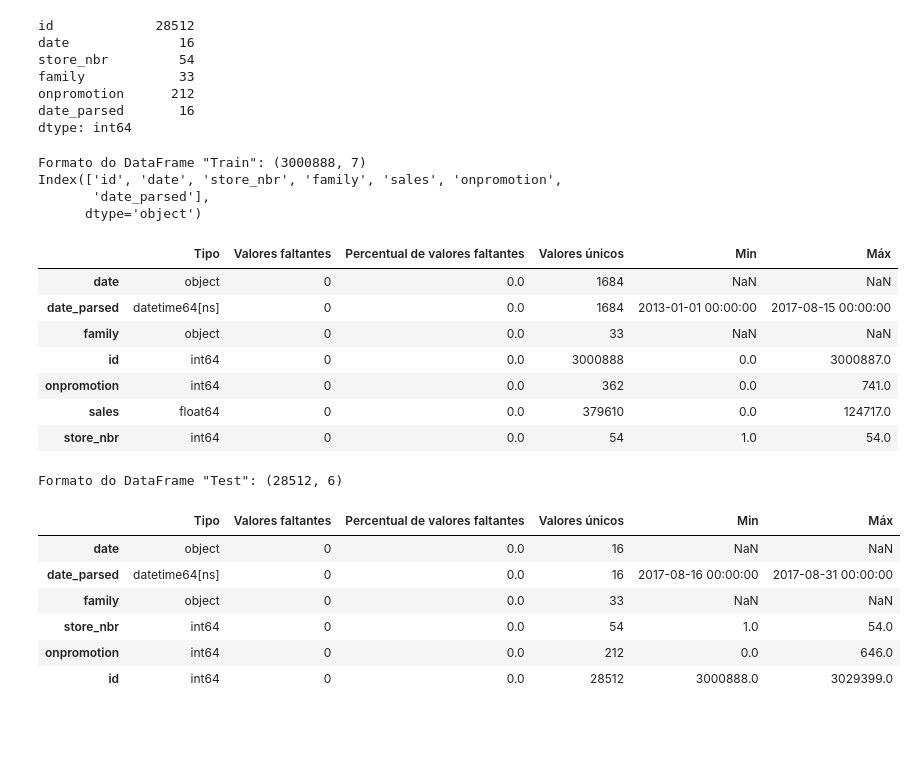
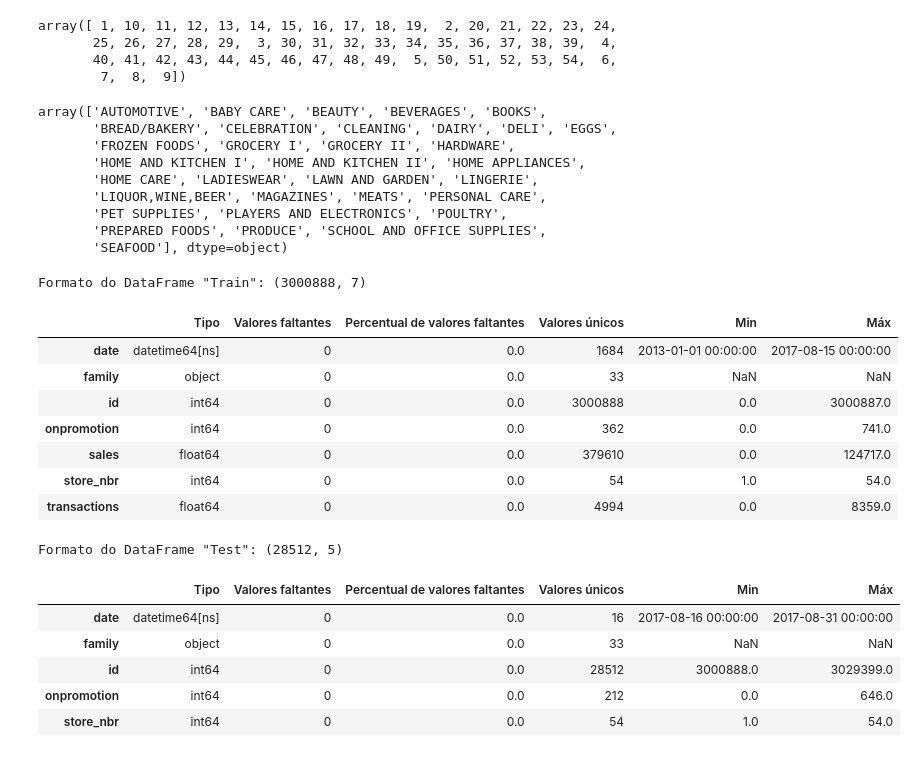
Before and after one commit to Ribeiro-Victor/coc602-data-mining, a Jupyter notebook: task_02/store_sales.ipynb, the cells around one changed output. Saved outputs shown, nothing was run; the diff lists cells and outputs as text; code cells hidden in the pictures; blank space fills up the shorter version.

```diff
--- a/task_02/store_sales.ipynb
+++ b/task_02/store_sales.ipynb
@@ -4,5 +58,5 @@ import numpy as np
 # %%
-train_dataset = pd.read_csv('data/train.csv')
-train_dataset['date_parsed'] = pd.to_datetime(train_dataset['date'])
-train_dataset.head()
+submission_test_dataset = pd.read_csv('data/test.csv')
+submission_test_dataset['date'] = pd.to_datetime(submission_test_dataset['date'])
+submission_test_dataset.head()
 # %% [output]
@@ -70,13 +69,22 @@ memory usage: 1.3+ MB
-# %%
-test_dataset.nunique()
-# %% [output]
-id             28512
-date              16
-store_nbr         54
-family            33
-onpromotion      212
-date_parsed       16
-dtype: int64
+# %%
+train_dataset['store_nbr'].unique()
+# %% [output]
+array([ 1, 10, 11, 12, 13, 14, 15, 16, 17, 18, 19,  2, 20, 21, 22, 23, 24,
+       25, 26, 27, 28, 29,  3, 30, 31, 32, 33, 34, 35, 36, 37, 38, 39,  4,
+       40, 41, 42, 43, 44, 45, 46, 47, 48, 49,  5, 50, 51, 52, 53, 54,  6,
+        7,  8,  9])
+# %%
+train_dataset['family'].unique()
+# %% [output]
+array(['AUTOMOTIVE', 'BABY CARE', 'BEAUTY', 'BEVERAGES', 'BOOKS',
+       'BREAD/BAKERY', 'CELEBRATION', 'CLEANING', 'DAIRY', 'DELI', 'EGGS',
+       'FROZEN FOODS', 'GROCERY I', 'GROCERY II', 'HARDWARE',
+       'HOME AND KITCHEN I', 'HOME AND KITCHEN II', 'HOME APPLIANCES',
+       'HOME CARE', 'LADIESWEAR', 'LAWN AND GARDEN', 'LINGERIE',
+       'LIQUOR,WINE,BEER', 'MAGAZINES', 'MEATS', 'PERSONAL CARE',
+       'PET SUPPLIES', 'PLAYERS AND ELECTRONICS', 'POULTRY',
+       'PREPARED FOODS', 'PRODUCE', 'SCHOOL AND OFFICE SUPPLIES',
+       'SEAFOOD'], dtype=object)
 # %%
 def resumir_df(df: pd.DataFrame, name:str):
     print(f'Formato do DataFrame "{name}": {df.shape}')
@@ -89,28 +97,24 @@ def resumir_df(df: pd.DataFrame, name:str):
     df_resumo['Máx'] = desc['max'].values
     return df_resumo.sort_index()
 # %%
-resumir_df(train_dataset, "Train")
+resumir_df(original_train_dataset, "Train")
 # %% [output]
 Formato do DataFrame "Train": (3000888, 7)
-Index(['id', 'date', 'store_nbr', 'family', 'sales', 'onpromotion',
-       'date_parsed'],
-      dtype='object')
 |  | Tipo | Valores faltantes | Percentual de valores faltantes | Valores únicos | Min | Máx |
-| date | object | 0 | 0.0 | 1684 | NaN | NaN |
-| date_parsed | datetime64[ns] | 0 | 0.0 | 1684 | 2013-01-01 00:00:00 | 2017-08-15 00:00:00 |
+| date | datetime64[ns] | 0 | 0.0 | 1684 | 2013-01-01 00:00:00 | 2017-08-15 00:00:00 |
 | family | object | 0 | 0.0 | 33 | NaN | NaN |
 | id | int64 | 0 | 0.0 | 3000888 | 0.0 | 3000887.0 |
 | onpromotion | int64 | 0 | 0.0 | 362 | 0.0 | 741.0 |
 | sales | float64 | 0 | 0.0 | 379610 | 0.0 | 124717.0 |
 | store_nbr | int64 | 0 | 0.0 | 54 | 1.0 | 54.0 |
+| transactions | float64 | 0 | 0.0 | 4994 | 0.0 | 8359.0 |
 # %%
-resumir_df(test_dataset, "Test")
+resumir_df(submission_test_dataset, "Test")
 # %% [output]
-Formato do DataFrame "Test": (28512, 6)
+Formato do DataFrame "Test": (28512, 5)
 |  | Tipo | Valores faltantes | Percentual de valores faltantes | Valores únicos | Min | Máx |
-| date | object | 0 | 0.0 | 16 | NaN | NaN |
-| date_parsed | datetime64[ns] | 0 | 0.0 | 16 | 2017-08-16 00:00:00 | 2017-08-31 00:00:00 |
+| date | datetime64[ns] | 0 | 0.0 | 16 | 2017-08-16 00:00:00 | 2017-08-31 00:00:00 |
 | family | object | 0 | 0.0 | 33 | NaN | NaN |
+| id | int64 | 0 | 0.0 | 28512 | 3000888.0 | 3029399.0 |
+| onpromotion | int64 | 0 | 0.0 | 212 | 0.0 | 646.0 |
 | store_nbr | int64 | 0 | 0.0 | 54 | 1.0 | 54.0 |
-| onpromotion | int64 | 0 | 0.0 | 212 | 0.0 | 646.0 |
-| id | int64 | 0 | 0.0 | 28512 | 3000888.0 | 3029399.0 |
```
Also changed, not shown: parts of 19 cells of this notebook.
